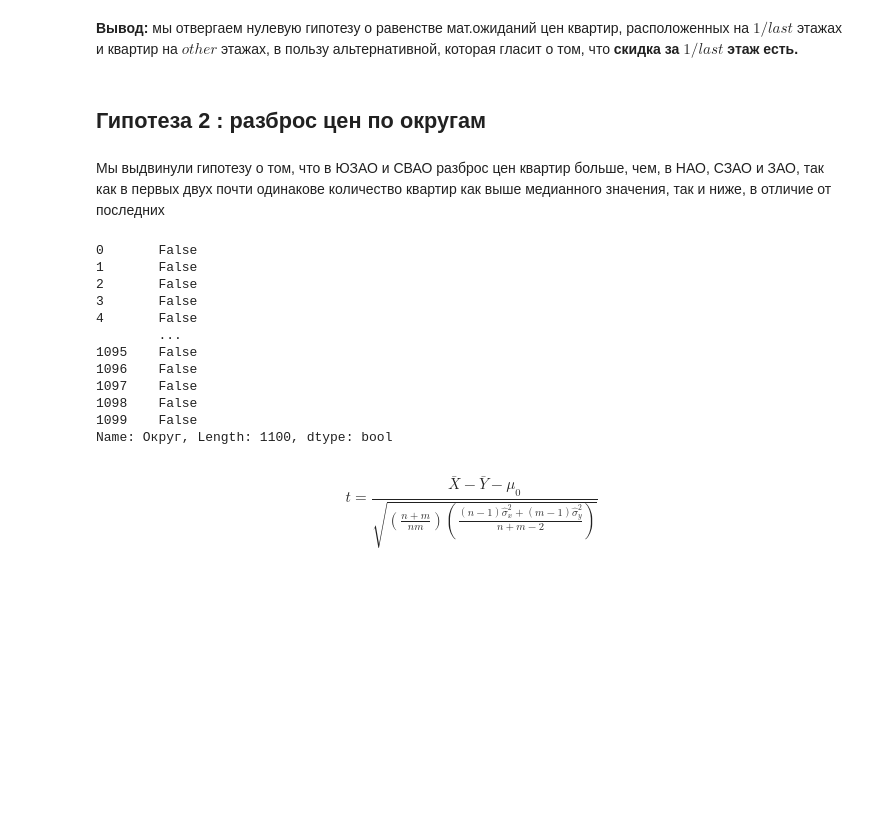
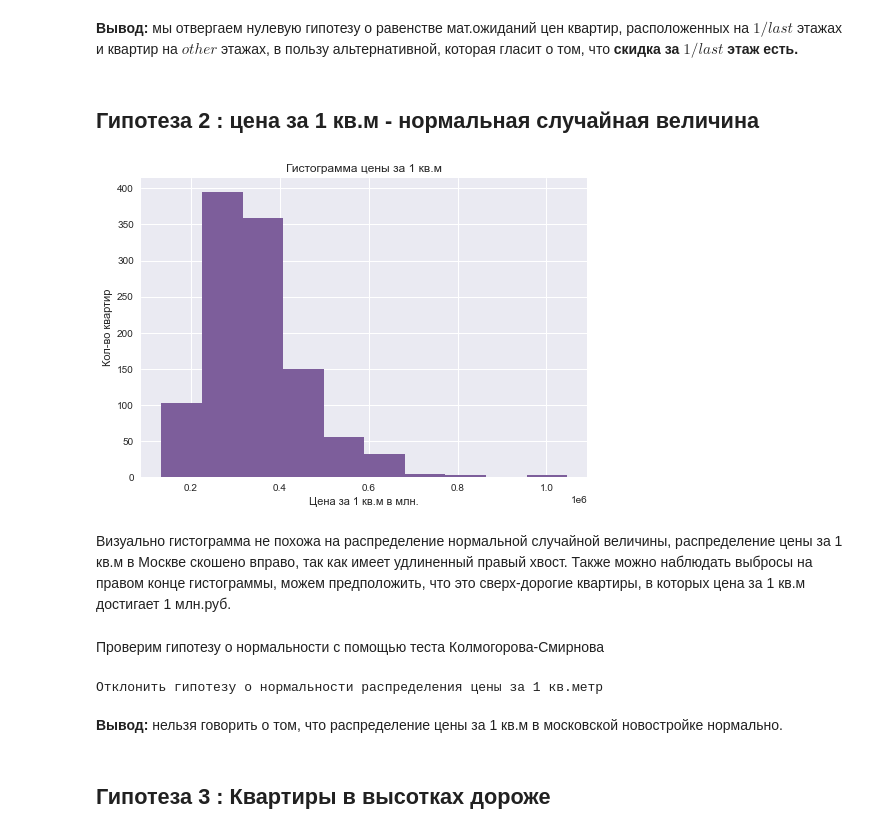
Before and after one commit to PolinaDmitrieva/Project_andan_cian, a Jupyter notebook: hypotheses_cian_3.ipynb, the cells around one changed output. Drawn from its saved outputs; the diff is of its cells as text; code cells hidden in the pictures; blank space fills up the shorter version.

Commit message:
Проверка гипотез 1-6

```diff
--- a/hypotheses_cian_3.ipynb
+++ b/hypotheses_cian_3.ipynb
@@ -107,24 +82,29 @@ else:
 Гипотеза о равенстве мат.ожиданий отвергается
 # %% [markdown]
 **Вывод:** мы отвергаем нулевую гипотезу о равенстве мат.ожиданий цен квартир, расположенных на $1/last$ этажах и квартир на $other$ этажах, в пользу альтернативной, которая гласит о том, что **скидка за $1/last$ этаж есть.**
-# %% [markdown]
-## Гипотеза 2 : разброс цен по округам
-# %% [markdown]
-Мы выдвинули гипотезу о том, что в ЮЗАО и СВАО разброс цен квартир больше, чем, в НАО, СЗАО и ЗАО, так как в первых двух почти одинакове количество квартир как выше медианного значения, так и ниже, в отличие от последних
-# %%
-data_without_miss['Округ']=='ЮЗАО'
-# %% [output]
-0       False
-1       False
-2       False
-3       False
-4       False
-        ...
-1095    False
-1096    False
-1097    False
-1098    False
-1099    False
-Name: Округ, Length: 1100, dtype: bool
-# %% [markdown]
-$$ t = \frac{\bar{X} - \bar{Y} - \mu_0}         {\sqrt{(\frac {n+m}{nm})(\frac {(n-1)\hat{\sigma}_x^2 + (m-1)\hat{\sigma}_y^2}{n+m-2})}}$$
+# %% [markdown]
+## Гипотеза 2 : цена за 1 кв.м - нормальная случайная величина
+# %%
+plt.hist(data_without_miss['Цена за 1 кв.м'], color='#7d5e9b')
+plt.title('Гистограмма цены за 1 кв.м')
+plt.xlabel('Цена за 1 кв.м в млн.')
+plt.ylabel('Кол-во квартир');
+# %% [output]
+[figure, added]
+# %% [markdown]
+Визуально гистограмма не похожа на распределение нормальной случайной величины, распределение цены за 1 кв.м в Москве скошено вправо, так как имеет удлиненный правый хвост. Также можно наблюдать выбросы на правом конце гистограммы, можем предположить, что это сверх-дорогие квартиры, в которых цена за 1 кв.м достигает 1 млн.руб.
+# %% [markdown]
+Проверим гипотезу о нормальности с помощью теста Колмогорова-Смирнова
+# %%
+from scipy.stats import kstest
+pv_square_metr = kstest(data_without_miss['Цена за 1 кв.м'], 'norm', args=(data_without_miss['Цена за 1 кв.м'].mean(), data_without_miss['Цена за 1 кв.м'].std(ddof=1))).pvalue
+if pv_square_metr > alpha:
+    print('Принять гипотезу о нормальности распределения цены за 1 кв.метр')
+else:
+    print('Отклонить гипотезу о нормальности распределения цены за 1 кв.метр')
+# %% [output]
+Отклонить гипотезу о нормальности распределения цены за 1 кв.метр
+# %% [markdown]
+**Вывод:** нельзя говорить о том, что распределение цены за 1 кв.м в московской новостройке нормально.
+# %% [markdown]
+## Гипотеза 3 : Квартиры в высотках дороже
```
Also changed, not shown: parts of 39 cells of this notebook.
